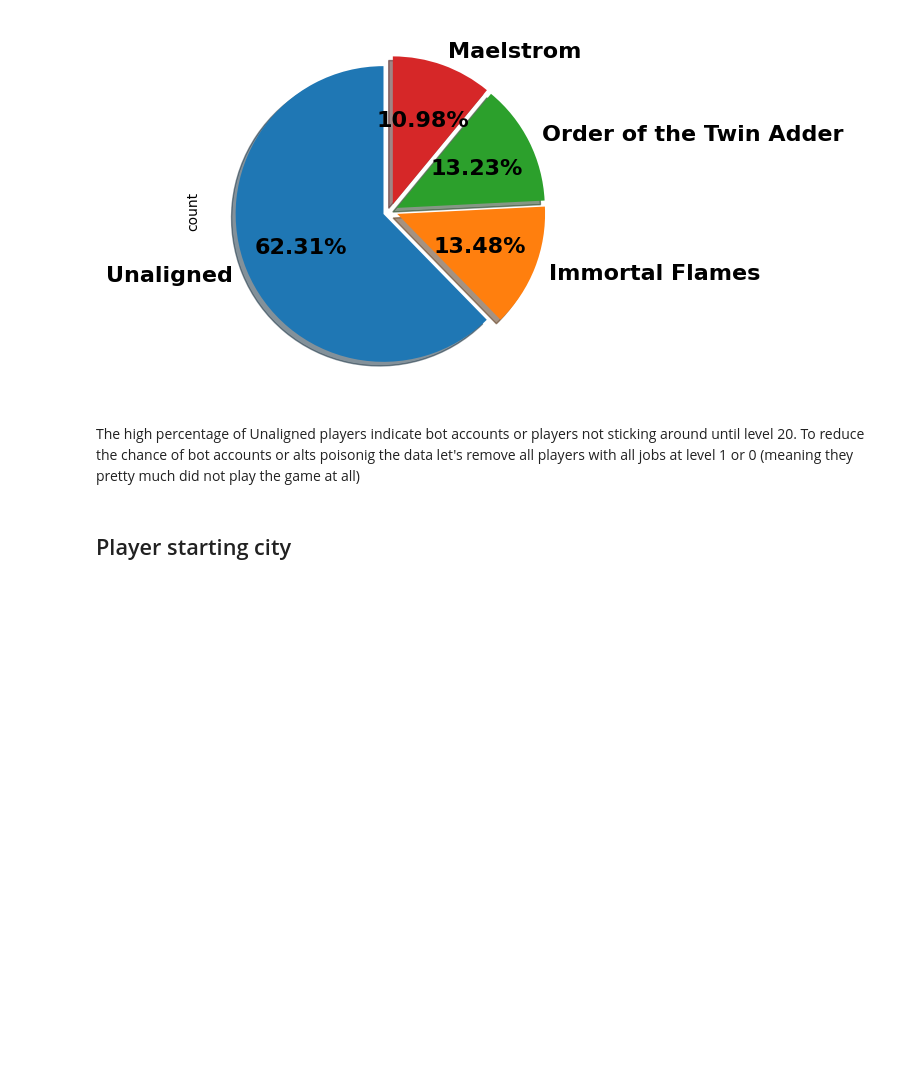
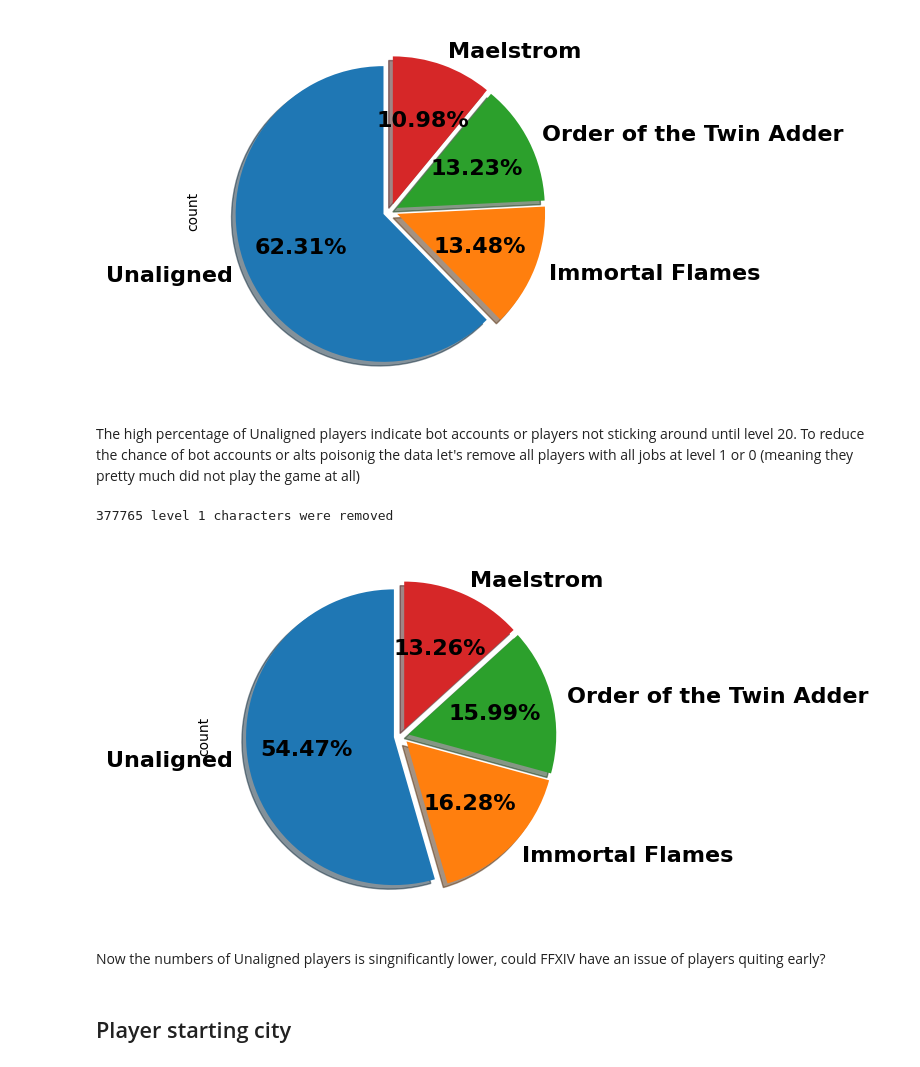
Before and after one commit to k33m0l/ffxiv-char-data, a Jupyter notebook: data/analytics/analytics.ipynb, the cells around one changed output. Drawn from its saved outputs; the diff is of its cells as text; code cells hidden in the pictures; blank space fills up the shorter version.

Commit message:
Diagrams without level 1 characters

```diff
--- a/data/analytics/analytics.ipynb
+++ b/data/analytics/analytics.ipynb
@@ -40,9 +40,54 @@ pyplot.show()
 # %% [markdown]
 The high percentage of Unaligned players indicate bot accounts or players not sticking around until level 20. To reduce the chance of bot accounts or alts poisonig the data let's remove all players with all jobs at level 1 or 0 (meaning they pretty much did not play the game at all)
 # %%
-# TODO: data without level 1 players
+combat_jobs = [
+    'PLD',
+    'WAR',
+    'DRG',
+    'MNK',
+    'BRD',
+    'BLM',
+    'WHM',
+    'NIN',
+    'SMN',
+    'SCH',
+    'DRK',
+    'MCH',
+    'AST',
+    'SAM',
+    'RDM',
+    'BLU',
+    'GNB',
+    'DNC',
+    'RPR',
+    'SGE',
+    'VPR',
+    'PCT'
+]
+data['max_combat_lvl'] = data[combat_jobs].max(axis=1)
+data_no_lvl_1 = data[data['max_combat_lvl'] > 1]
+print(f"{len(data) - len(data_no_lvl_1)} level 1 characters were removed")
+# %% [output]
+377765 level 1 characters were removed
 # %%
-# TODO: Same diagram without level 1 players
+explode = (0.05,0.05,0.05,0.05)
+textprops = {
+    'size': 16,
+    'color':'black',
+    'weight':'bold'
+}
+data_no_lvl_1['faction'].value_counts().plot.pie(
+    autopct='%1.2f%%',
+    startangle=90,
+    explode=explode,
+    shadow=True,
+    textprops=textprops,
+)
+pyplot.show()
+# %% [output]
+[figure, added]
+# %% [markdown]
+Now the numbers of Unaligned players is singnificantly lower, could FFXIV have an issue of players quiting early?
 # %% [markdown]
 ## Player starting city
 # %%
```
Also changed, not shown: parts of 5 cells of this notebook.
